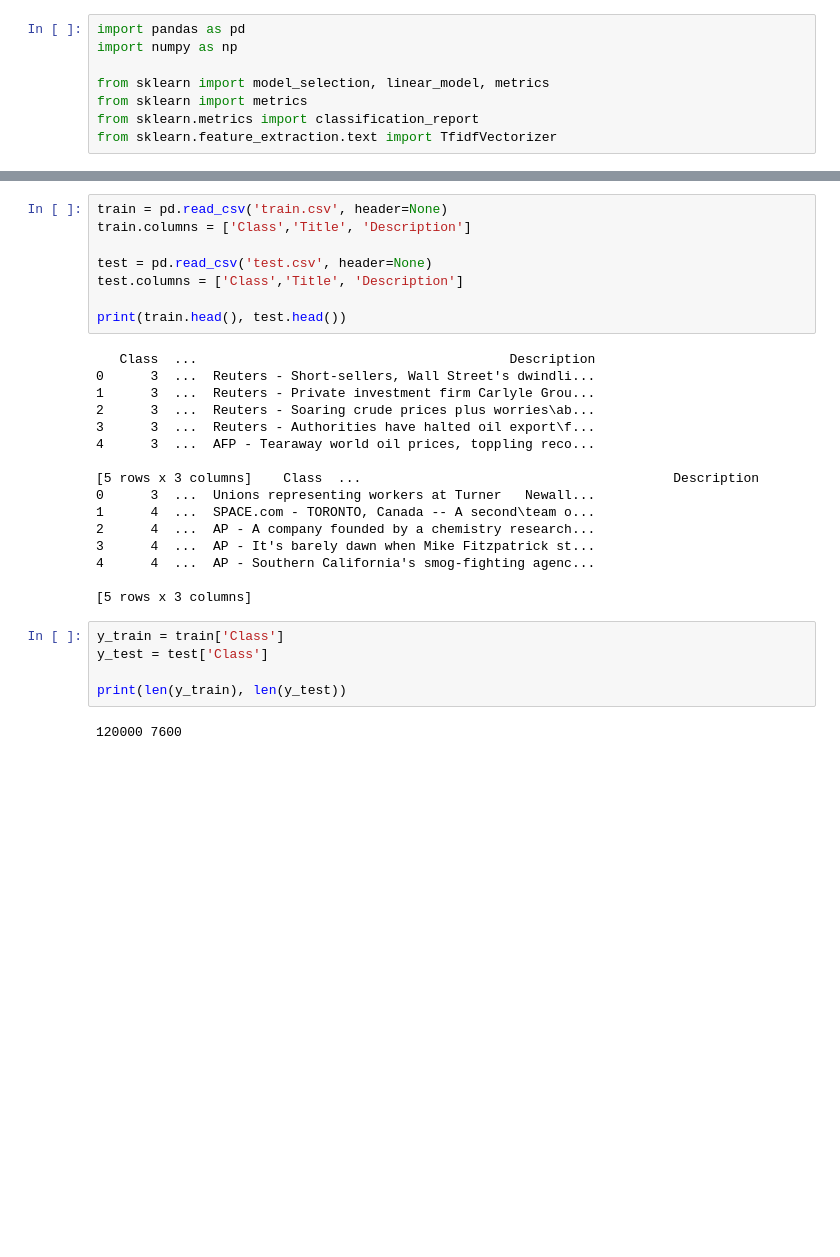
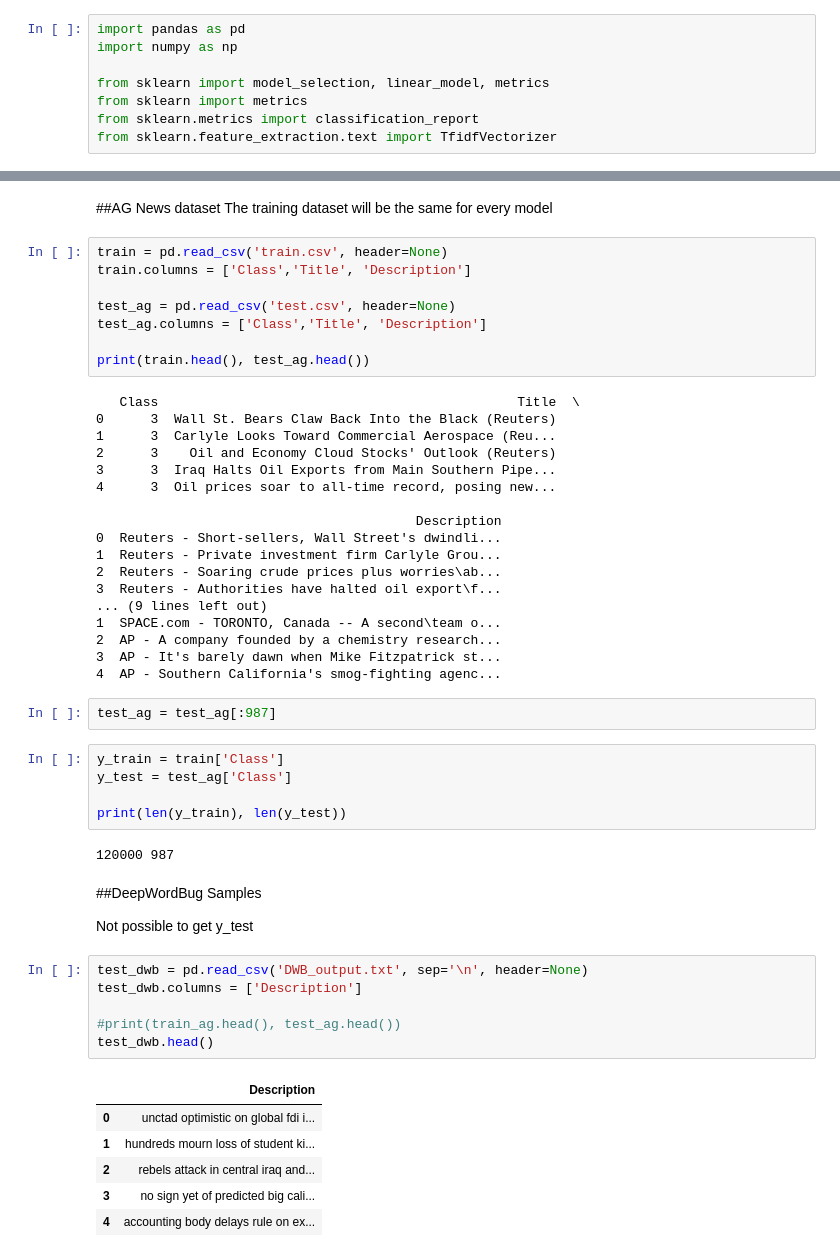
Before and after one commit to Vlasovets/nlp_adversarial_examples, a Jupyter notebook: LogReg_success_classification.ipynb, the cells around one changed output, grey strips where cells are left out. Saved outputs shown, nothing was run; the diff lists cells and outputs as text; blank space fills up the shorter version.

```diff
--- a/LogReg_success_classification.ipynb
+++ b/LogReg_success_classification.ipynb
@@ -31,31 +43,55 @@ from sklearn.feature_extraction.text import TfidfVectorizer
+# %% [markdown]
+##AG News dataset
+The training dataset will be the same for every model
 # %%
 train = pd.read_csv('train.csv', header=None)
 train.columns = ['Class','Title', 'Description']
 
-test = pd.read_csv('test.csv', header=None)
-test.columns = ['Class','Title', 'Description']
+test_ag = pd.read_csv('test.csv', header=None)
+test_ag.columns = ['Class','Title', 'Description']
 
-print(train.head(), test.head())
+print(train.head(), test_ag.head())
 # %% [output]
-   Class  ...                                        Description
-0      3  ...  Reuters - Short-sellers, Wall Street's dwindli...
-1      3  ...  Reuters - Private investment firm Carlyle Grou...
-2      3  ...  Reuters - Soaring crude prices plus worries\ab...
-3      3  ...  Reuters - Authorities have halted oil export\f...
-4      3  ...  AFP - Tearaway world oil prices, toppling reco...
+   Class                                              Title  \
+0      3  Wall St. Bears Claw Back Into the Black (Reuters)
+1      3  Carlyle Looks Toward Commercial Aerospace (Reu...
+2      3    Oil and Economy Cloud Stocks' Outlook (Reuters)
+3      3  Iraq Halts Oil Exports from Main Southern Pipe...
+4      3  Oil prices soar to all-time record, posing new...
 
-[5 rows x 3 columns]    Class  ...                                        Description
-0      3  ...  Unions representing workers at Turner   Newall...
-1      4  ...  SPACE.com - TORONTO, Canada -- A second\team o...
-2      4  ...  AP - A company founded by a chemistry research...
-3      4  ...  AP - It's barely dawn when Mike Fitzpatrick st...
-4      4  ...  AP - Southern California's smog-fighting agenc...
-
-[5 rows x 3 columns]
+                                         Description
+0  Reuters - Short-sellers, Wall Street's dwindli...
+1  Reuters - Private investment firm Carlyle Grou...
+2  Reuters - Soaring crude prices plus worries\ab...
+3  Reuters - Authorities have halted oil export\f...
+... (9 lines left out)
+1  SPACE.com - TORONTO, Canada -- A second\team o...
+2  AP - A company founded by a chemistry research...
+3  AP - It's barely dawn when Mike Fitzpatrick st...
+4  AP - Southern California's smog-fighting agenc...
+# %%
+test_ag = test_ag[:987]
 # %%
 y_train = train['Class']
-y_test = test['Class']
+y_test = test_ag['Class']
 
 print(len(y_train), len(y_test))
 # %% [output]
-120000 7600
+120000 987
+# %% [markdown]
+##DeepWordBug Samples
+
+Not possible to get y_test
+# %%
+test_dwb = pd.read_csv('DWB_output.txt', sep='\n', header=None)
+test_dwb.columns = ['Description']
+
+#print(train_ag.head(), test_ag.head())
+test_dwb.head()
+# %% [output]
+|  | Description |
+| 0 | unctad optimistic on global fdi i... |
+| 1 | hundreds mourn loss of student ki... |
+| 2 | rebels attack in central iraq and... |
+| 3 | no sign yet of predicted big cali... |
+| 4 | accounting body delays rule on ex... |
```
Also changed, not shown: parts of 45 cells of this notebook.
